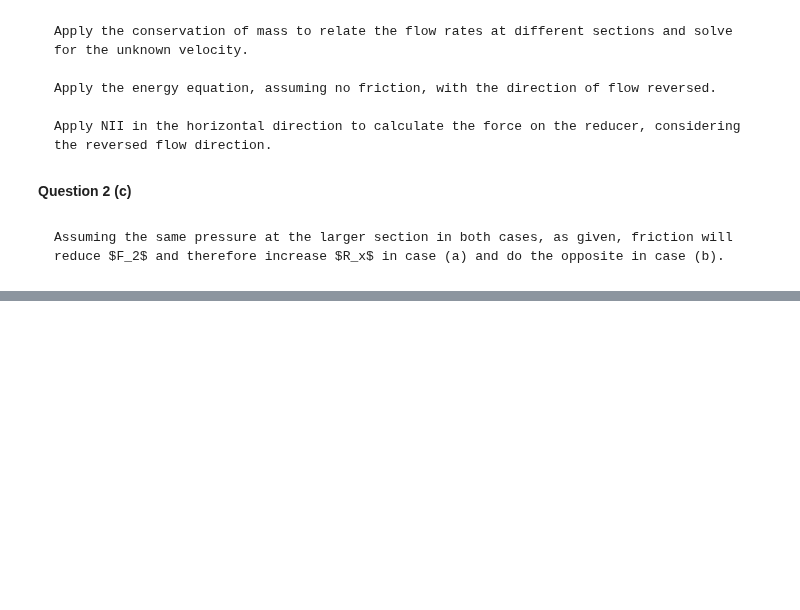
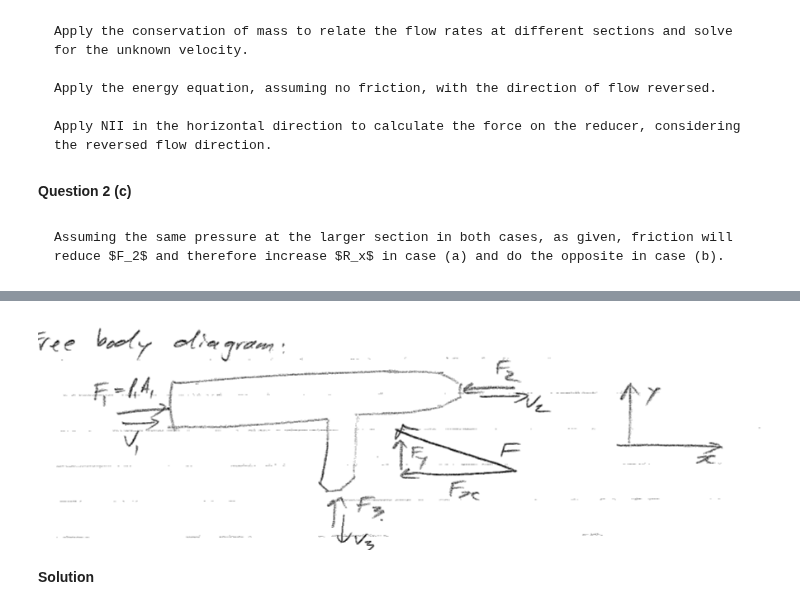
Before and after one commit to Maria9925/CIVIL_202_25, a Jupyter notebook: _sources/Module5ConservationofMomentum_Sol.ipynb, the cells around one changed output, grey strips where cells are left out. Cells and saved outputs as stored; diff of their text form; code cells hidden in the pictures; blank space fills up the shorter version.

```diff
--- a/_sources/Module5ConservationofMomentum_Sol.ipynb
+++ b/_sources/Module5ConservationofMomentum_Sol.ipynb
@@ -626,0 +978,7 @@ Assuming the same pressure at the larger section in both cases, as given, fricti
+# %%
+img = Image.open(r"figures/139s.png")
+img
+# %% [output]
+[figure, added]
+# %% [markdown]
+**Solution**
```
Also changed, not shown: parts of 108 cells of this notebook, 10 other files.
